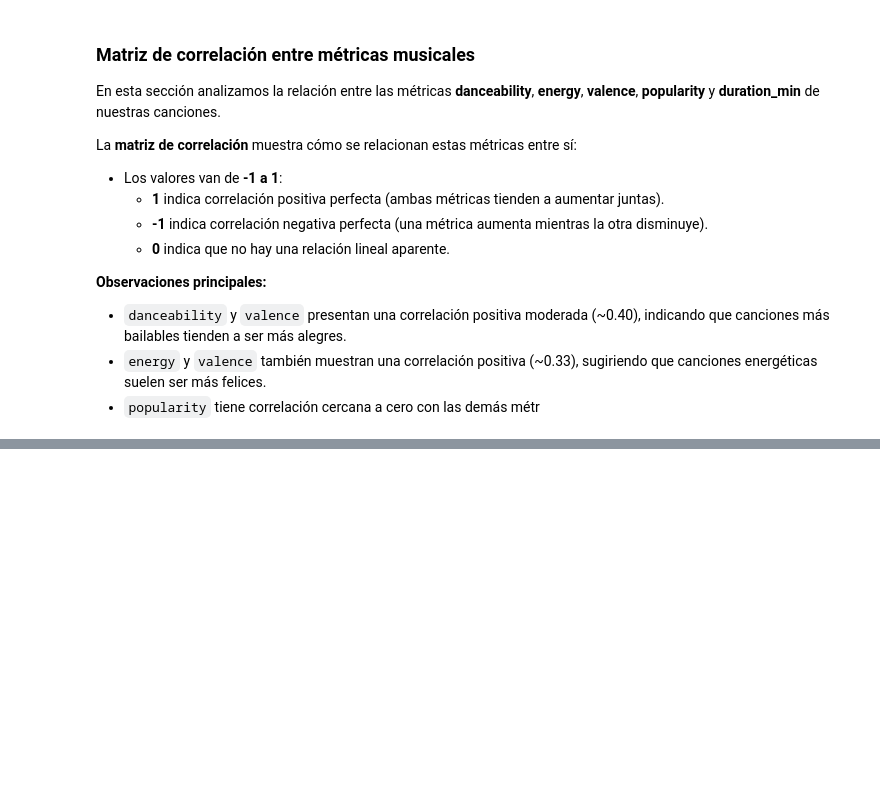
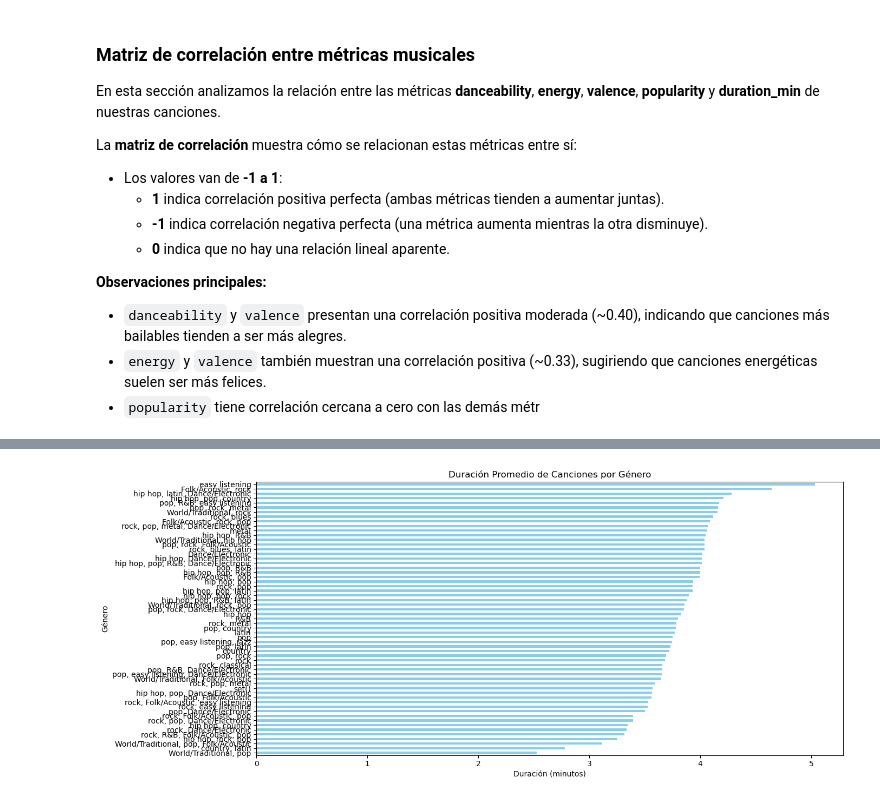
Before and after one commit to andresmatesanz/analizador-spotify-json, a Jupyter notebook: notebooks/01_exploracion_spotify.ipynb, the cells around one changed output, grey strips where cells are left out. Drawn from its saved outputs; the diff is of its cells as text; code cells hidden in the pictures; blank space fills up the shorter version.

```diff
--- a/notebooks/01_exploracion_spotify.ipynb
+++ b/notebooks/01_exploracion_spotify.ipynb
@@ -941,0 +954,12 @@ La **matriz de correlación** muestra cómo se relacionan estas métricas entre
+# %%
+# Gráfico de duración promedio por género
+plt.figure(figsize=(14, 6))
+genre_duration_avg = df_clean.groupby('genre')['duration_min'].mean().sort_values()
+genre_duration_avg.plot(kind='barh', color='skyblue')
+plt.title("Duración Promedio de Canciones por Género")
+plt.xlabel("Duración (minutos)")
+plt.ylabel("Género")
+plt.tight_layout()
+plt.show()
+# %% [output]
+[figure, added]
```
Also changed, not shown: parts of 12 cells of this notebook.
